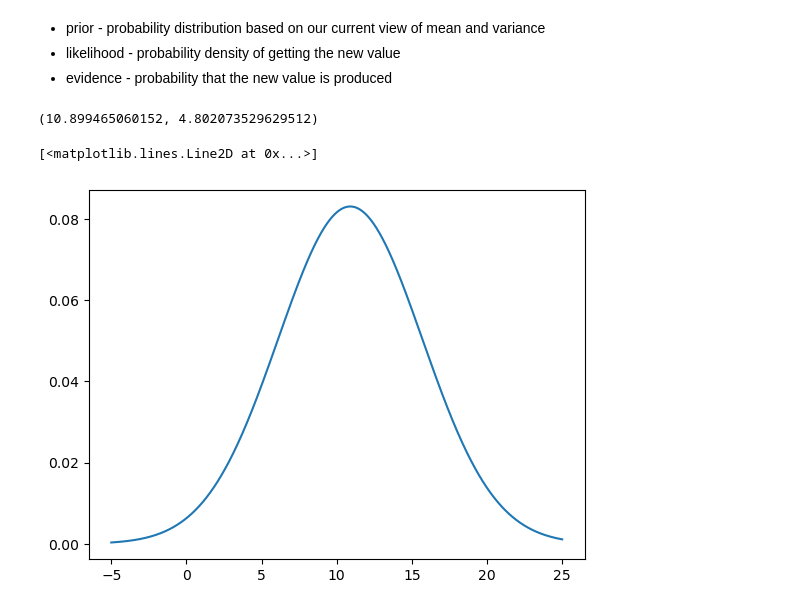
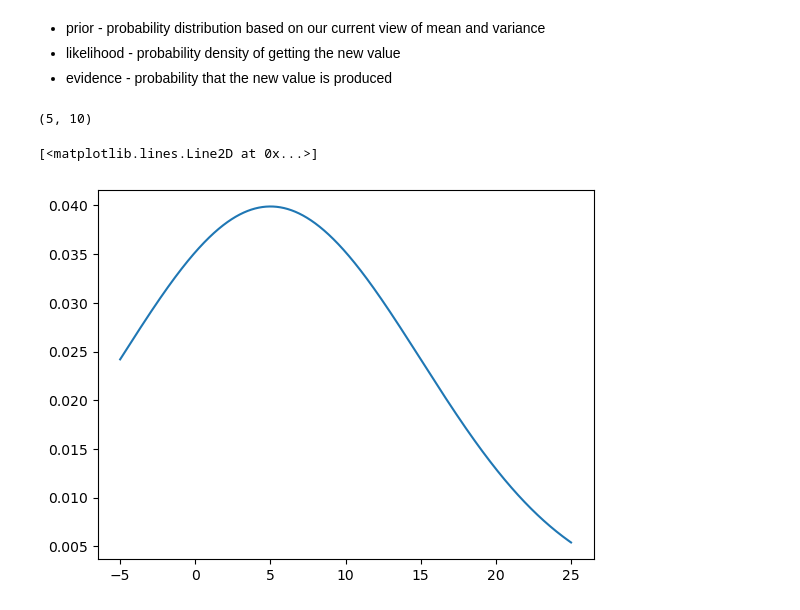
Before and after one commit to ciaran-grant/afl-player-ratings, a Jupyter notebook: exploratory_analysis/team_ratings_eda.ipynb, the cells around one changed output. Saved outputs shown, nothing was run; the diff lists cells and outputs as text; code cells hidden in the pictures.

Commit message:
Exploring a variaety of team ratings approaches

```diff
--- a/exploratory_analysis/team_ratings_eda.ipynb
+++ b/exploratory_analysis/team_ratings_eda.ipynb
@@ -213,0 +200,4 @@ away_defensive_rating = starting_player_values[starting_player_values['Player'].
+# %%
+match_id = "202101_BrisbaneLions_Sydney"
+# %%
+match_player_stats = player_stats[player_stats['Match_ID'] == match_id]
@@ -323,3 +300,6 @@ Bayesian Value Updating
+# %%
+home_actual_player_values = match_player_stats[match_player_stats['Team'] == match_player_stats['Home_Team']][['Player', 'exp_vaep_value']]
+home_actual_player_values.columns = ['Player', 'actual_exp_vaep_value']
 # %%
 home_prior_player_values = starting_player_values[starting_player_values['Player'].isin(home_players)]
 home_prior_player_stds = starting_player_stds[starting_player_stds['Player'].isin(home_players)]
@@ -328,6 +309,7 @@ away_prior_player_values = starting_player_values[starting_player_values['Player
 away_prior_player_stds = starting_player_stds[starting_player_stds['Player'].isin(away_players)]
 away_prior_player_values = away_prior_player_values.merge(away_prior_player_stds, how = 'left', on = ['Player'])
 # %%
-home_player_values = home_prior_player_values.merge(home_actual_player_values, how = 'left', on = ['Player', 'Team'])
-home_player_values[['Player', 'exp_offensive_value', 'exp_offensive_value_std', 'actual_exp_offensive_value']]
+home_player_values = home_prior_player_values.merge(home_actual_player_values, how = 'left', on = ['Player'])
+home_player_values[['Player', 'exp_vaep_value', 'exp_vaep_value_std', 'actual_exp_vaep_value']]
+home_player_values
 # %% [output]
@@ -357,17 +339,18 @@ posterior = (likelihood * prior) / evidence
 # %%
 import matplotlib.pyplot as plt
 # %%
-player = "Christian Petracca"
+player = "Dayne Zorko"
 mu = np.linspace(-5, 25, num=10000)
 
 # prior
-prior_mean = home_player_values[home_player_values['Player'] == player]['exp_offensive_value'].iloc[0]
-prior_std = home_player_values[home_player_values['Player'] == player]['exp_offensive_value_std'].iloc[0]
+prior_mean = home_player_values[home_player_values['Player'] == player]['exp_vaep_value'].iloc[0]
+# prior_std = home_player_values[home_player_values['Player'] == player]['exp_vaep_value'].iloc[0]
+prior_std = 10
 prior_dist = stats.norm.pdf(mu, loc = prior_mean, scale = prior_std)
 # prior_dist = prior_dist/prior_dist.sum()
 print((prior_mean, prior_std))
 plt.plot(mu, prior_dist)
 # %% [output]
-(10.899465060152, 4.802073529629512)
+(5, 10)
 [<matplotlib.lines.Line2D at 0x...>]
-[figure, old version]
+[figure, new version]
```
Also changed, not shown: parts of 51 cells of this notebook, 11 other files.
